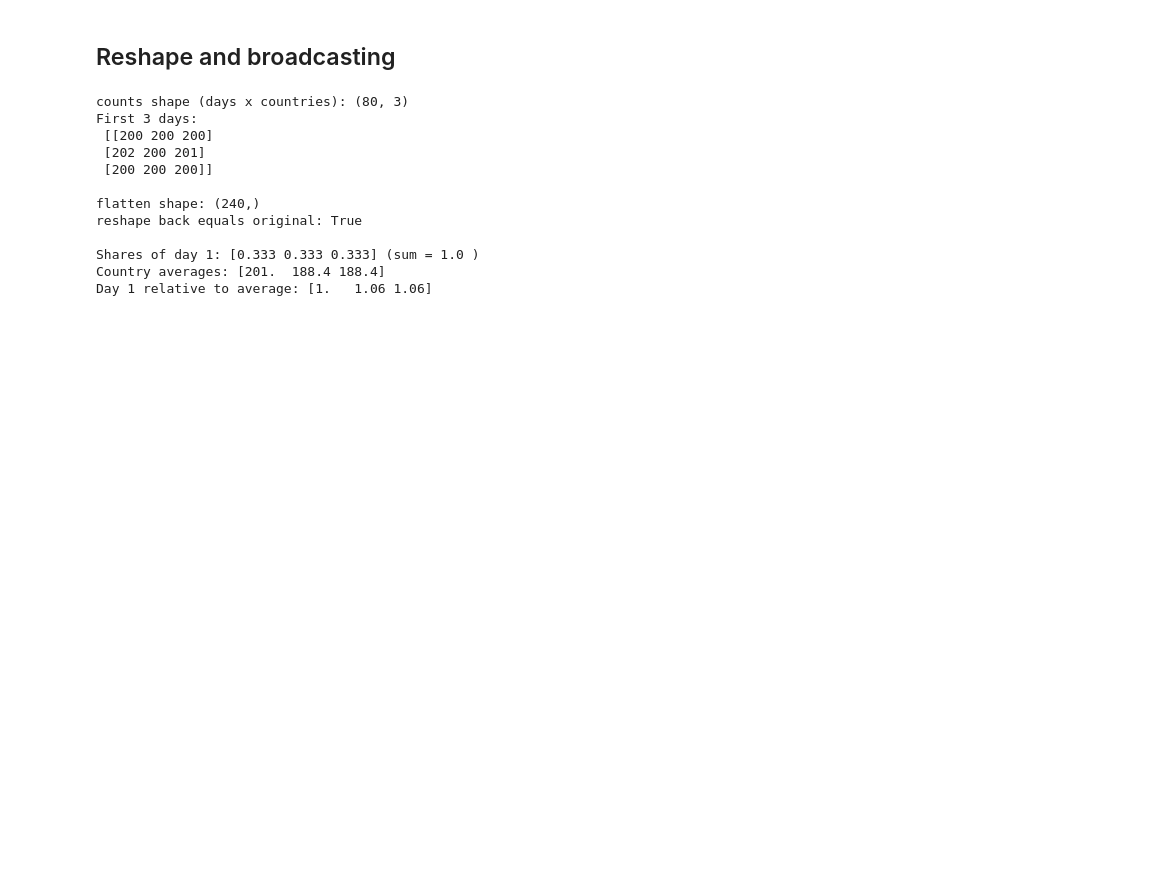
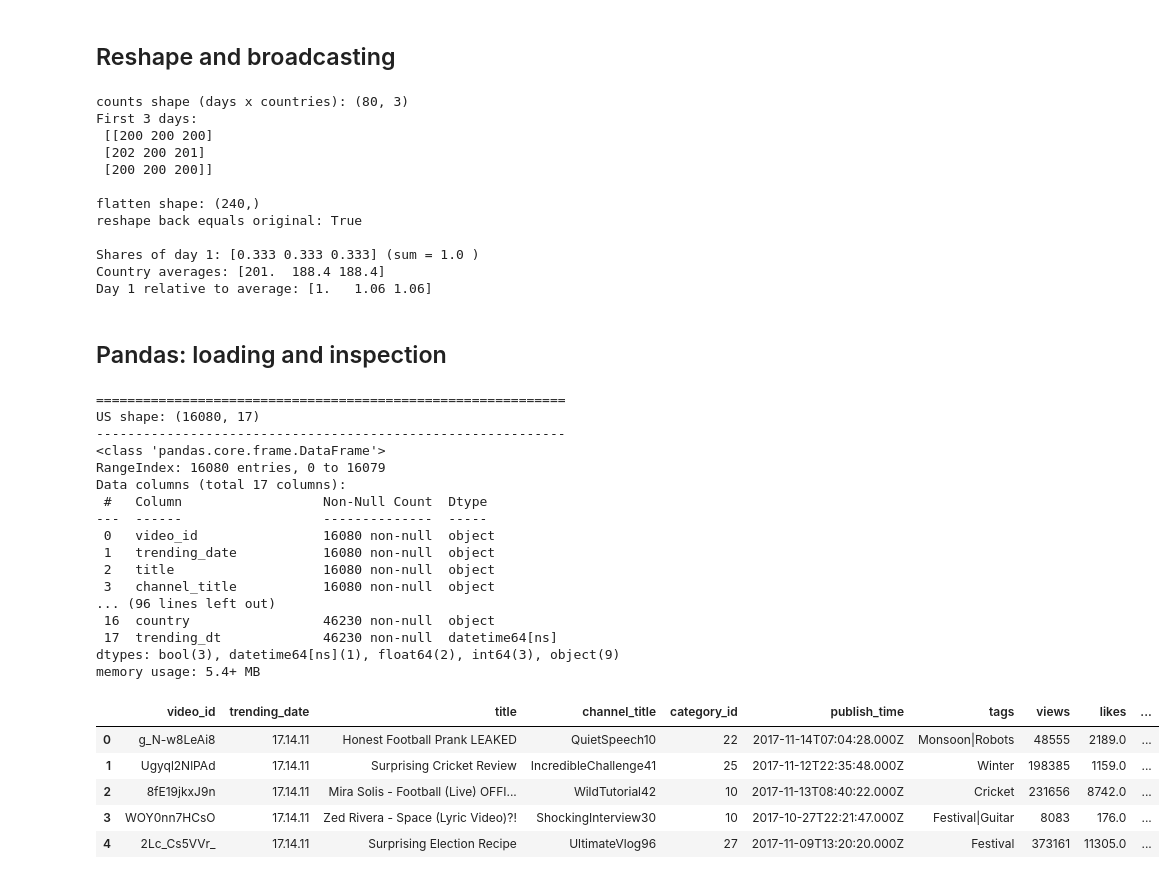
Before and after one commit to Lingadarini/trendpulse, a Jupyter notebook: part2_numpy_pandas/part2_numpy_pandas.ipynb, the cells around one changed output. Drawn from its saved outputs; the diff is of its cells as text; code cells hidden in the pictures; blank space fills up the shorter version.

Commit message:
Add Pandas inspection and data cleaning

```diff
--- a/part2_numpy_pandas/part2_numpy_pandas.ipynb
+++ b/part2_numpy_pandas/part2_numpy_pandas.ipynb
@@ -186,3 +186,38 @@ reshape back equals original: True
 Shares of day 1: [0.333 0.333 0.333] (sum = 1.0 )
 Country averages: [201.  188.4 188.4]
 Day 1 relative to average: [1.   1.06 1.06]
+# %% [markdown]
+## Pandas: loading and inspection
+# %%
+for name, frame in list(frames.items()) + [("COMBINED", combined)]:
+    print("=" * 60)
+    print(name, "shape:", frame.shape)
+    print("-" * 60)
+    frame.info()
+    print()
+
+combined.head()
+# %% [output]
+============================================================
+US shape: (16080, 17)
+------------------------------------------------------------
+<class 'pandas.core.frame.DataFrame'>
+RangeIndex: 16080 entries, 0 to 16079
+Data columns (total 17 columns):
+ #   Column                  Non-Null Count  Dtype
+---  ------                  --------------  -----
+ 0   video_id                16080 non-null  object
+ 1   trending_date           16080 non-null  object
+ 2   title                   16080 non-null  object
+ 3   channel_title           16080 non-null  object
+... (96 lines left out)
+ 16  country                 46230 non-null  object
+ 17  trending_dt             46230 non-null  datetime64[ns]
+dtypes: bool(3), datetime64[ns](1), float64(2), int64(3), object(9)
+memory usage: 5.4+ MB
+|  | video_id | trending_date | title | channel_title | category_id | publish_time | tags | views | likes | ... |
+| 0 | g_N-w8LeAi8 | 17.14.11 | Honest Football Prank LEAKED | QuietSpeech10 | 22 | 2017-11-14T07:04:28.000Z | Monsoon|Robots | 48555 | 2189.0 | ... |
+| 1 | Ugyql2NlPAd | 17.14.11 | Surprising Cricket Review | IncredibleChallenge41 | 25 | 2017-11-12T22:35:48.000Z | Winter | 198385 | 1159.0 | ... |
+| 2 | 8fE19jkxJ9n | 17.14.11 | Mira Solis - Football (Live) OFFI... | WildTutorial42 | 10 | 2017-11-13T08:40:22.000Z | Cricket | 231656 | 8742.0 | ... |
+| 3 | WOY0nn7HCsO | 17.14.11 | Zed Rivera - Space (Lyric Video)?! | ShockingInterview30 | 10 | 2017-10-27T22:21:47.000Z | Festival|Guitar | 8083 | 176.0 | ... |
+| 4 | 2Lc_Cs5VVr_ | 17.14.11 | Surprising Election Recipe | UltimateVlog96 | 27 | 2017-11-09T13:20:20.000Z | Festival | 373161 | 11305.0 | ... |
```
Also changed, not shown: parts of 7 cells of this notebook.
